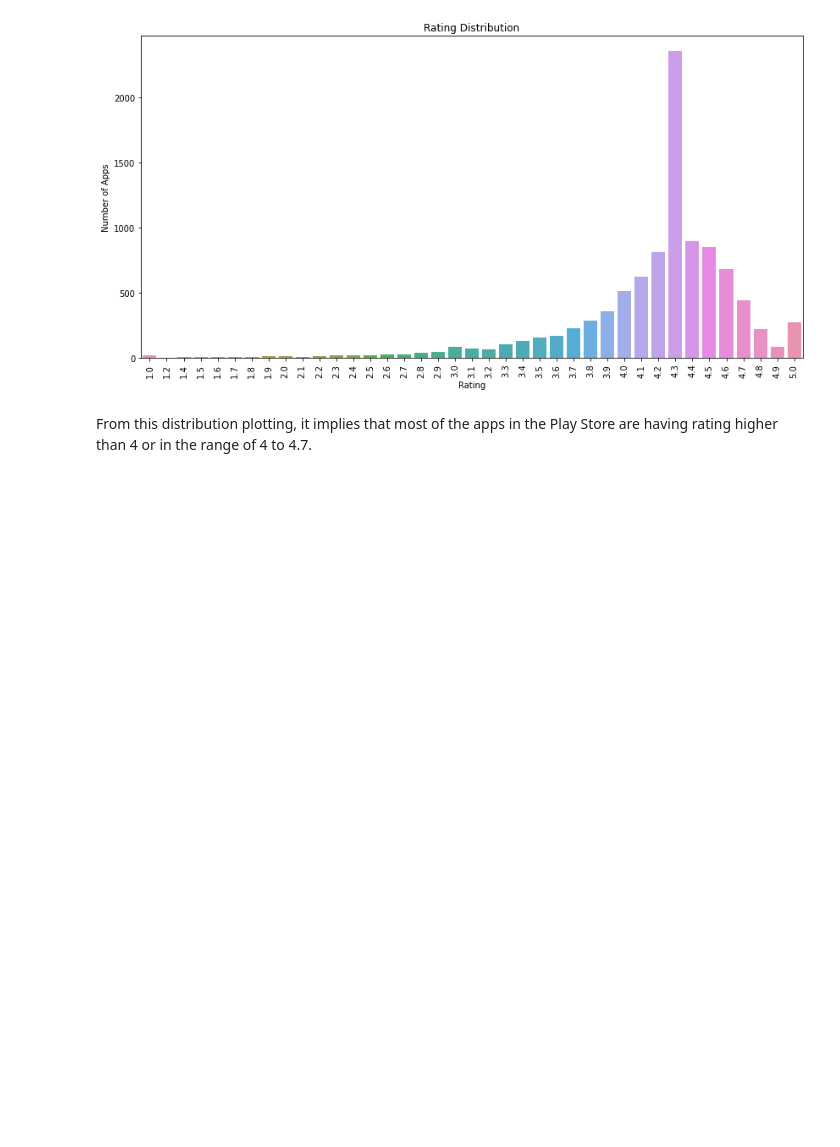
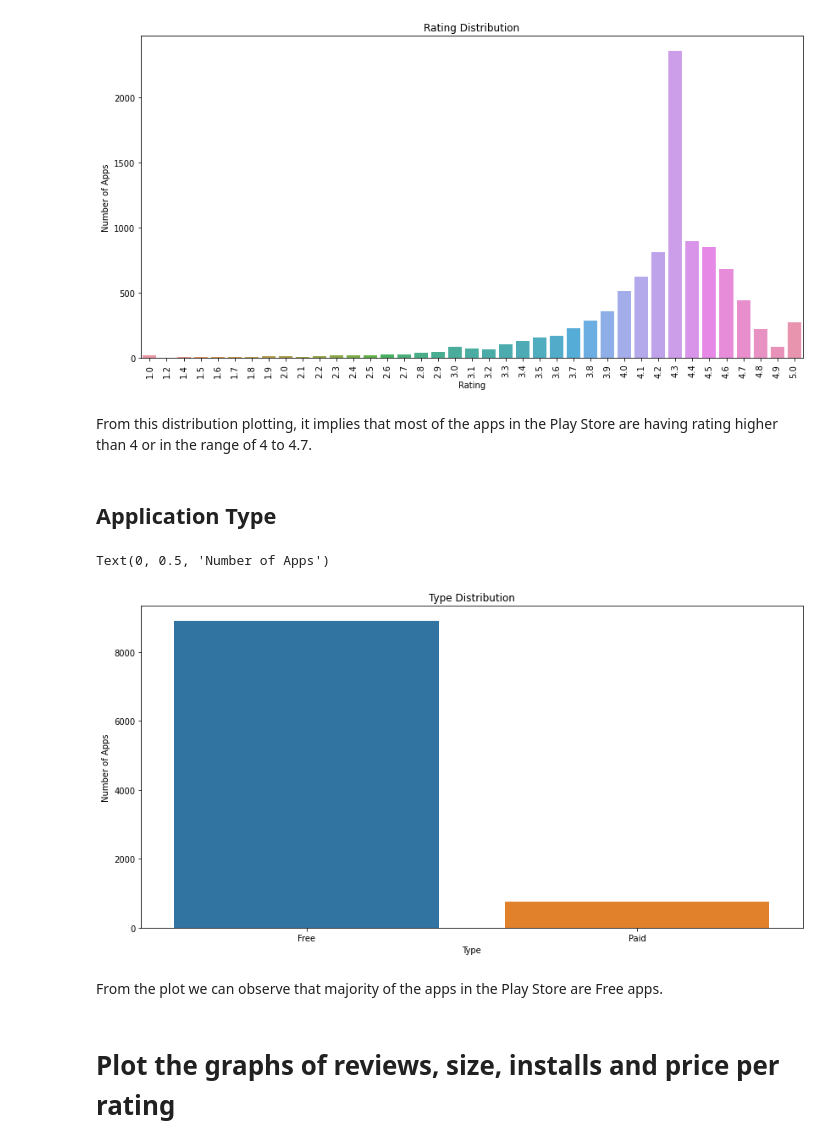
Before and after one commit to Koti-RK/Playstore-App-Review-Analysis, a Jupyter notebook: PlayStore_App_Review_Analysis_Capstone_Project.ipynb, the cells around one changed output. Saved outputs shown, nothing was run; the diff lists cells and outputs as text; code cells hidden in the pictures; blank space fills up the shorter version.

```diff
--- a/PlayStore_App_Review_Analysis_Capstone_Project.ipynb
+++ b/PlayStore_App_Review_Analysis_Capstone_Project.ipynb
@@ -404,3 +406,17 @@ Text(0, 0.5, 'Number of Apps')
 [figure]
 # %% [markdown]
 From this distribution plotting, it implies that most of the apps in the Play Store are having rating higher than 4 or in the range of 4 to 4.7.
+# %% [markdown]
+## **Application Type**
+# %%
+plt.figure(figsize=(14, 7))
+sns.countplot(df['Type'])
+plt.title('Type Distribution')
+plt.ylabel('Number of Apps')
+# %% [output]
+Text(0, 0.5, 'Number of Apps')
+[figure, added]
+# %% [markdown]
+From the plot we can observe that majority of the apps in the Play Store are Free apps.
+# %% [markdown]
+# **Plot the graphs of reviews, size, installs and price per rating**
```
Also changed, not shown: parts of 2 cells of this notebook.
